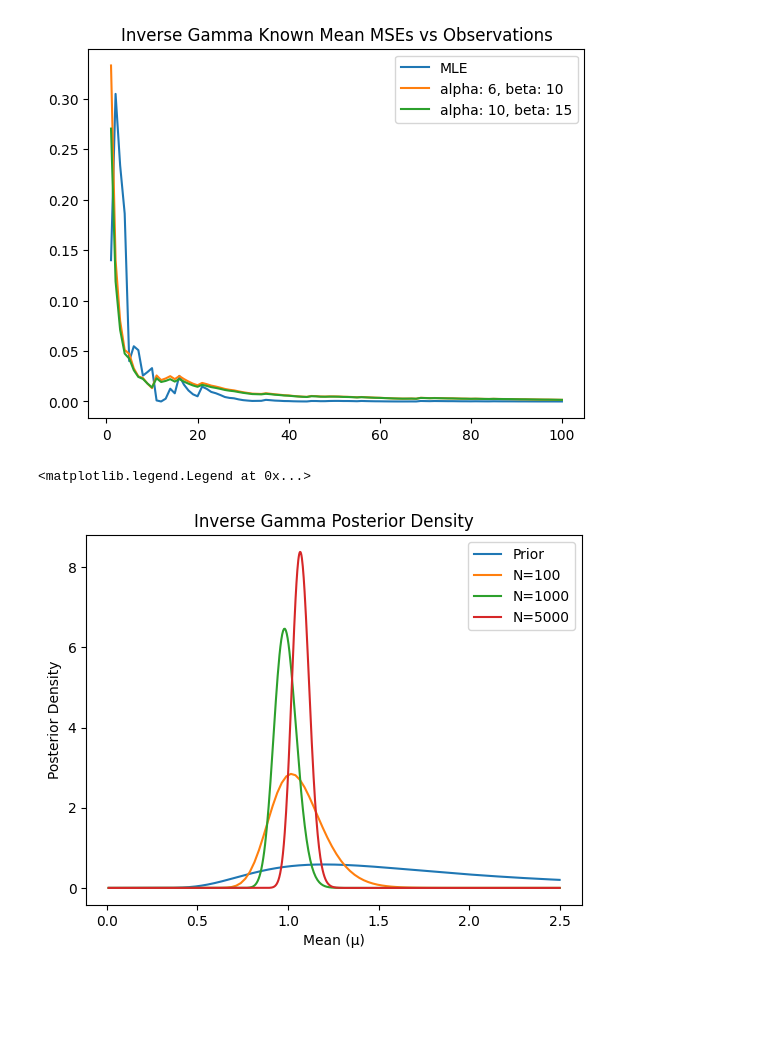
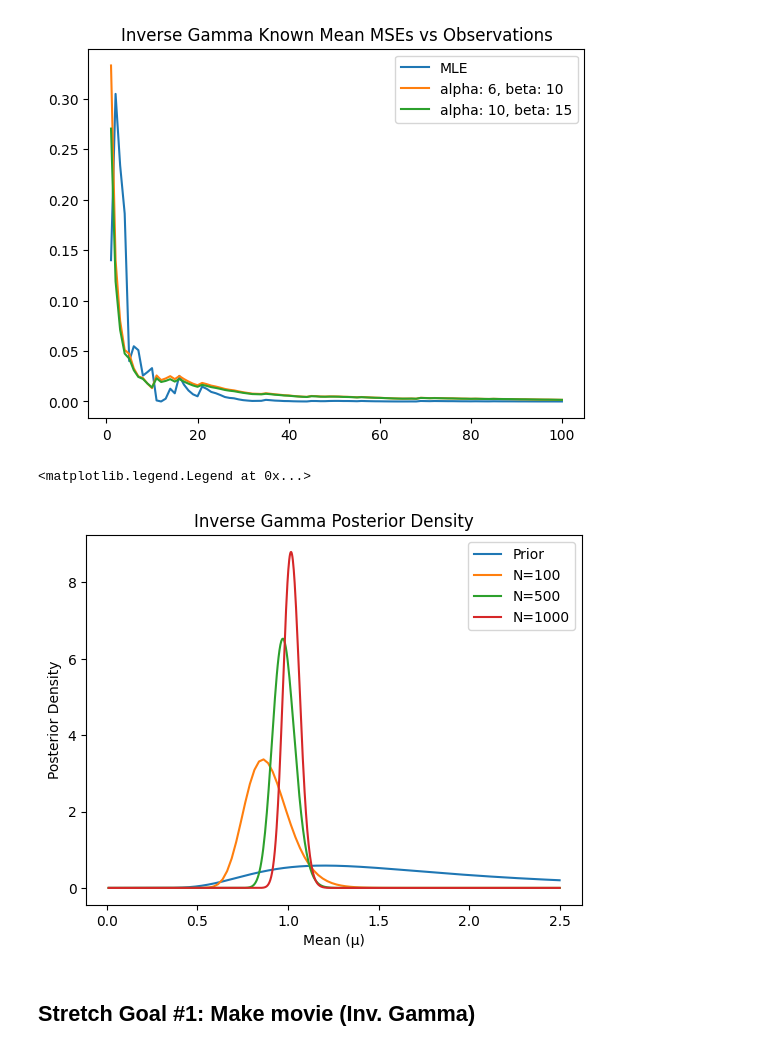
Before and after one commit to lizocf/bayesian-ece-474, a Jupyter notebook: 1-conjugate-priors/conjugate-priors.ipynb, the cells around one changed output. Drawn from its saved outputs; the diff is of its cells as text; code cells hidden in the pictures; blank space fills up the shorter version.

```diff
--- a/1-conjugate-priors/conjugate-priors.ipynb
+++ b/1-conjugate-priors/conjugate-priors.ipynb
@@ -136,7 +136,7 @@ def gauss_known_var_posterior_density(sig, tau0, mu0, N):
 
     y = norm.pdf(x, muN, varN)
 
-    plt.plot(y)
+    plt.plot(x, y)
 
     return data
 # %%
@@ -223,7 +223,9 @@ for g_alpha, g_beta in zip(gauss_alphas, gauss_betas):
 # %% [output]
 [figure]
 # %%
-def gauss_known_mean_posterior_density(mu, a0, b0, N):
+def gauss_known_mean_posterior_density(mu, a0, b0, N, ax=None):
+    if ax is None:
+        ax = plt.gca()
     data = np.random.normal(mu, 1, N)
     x = np.linspace(0.01, 2.5, N)
     total = 0
@@ -234,26 +236,28 @@ def gauss_known_mean_posterior_density(mu, a0, b0, N):
     bN = b0 + 0.5 * total
 
     y = invgamma.pdf(x, aN, scale=bN)
-    plt.plot(x, y)
+    ax.plot(x, y, label=f'N={N}')
 # %%
 a0 = 4.0
 b0 = 6.0
 mu = a0/b0
 
 plt.figure()
 
 x = np.linspace(0.01, 2.5, 1000)
 y = invgamma.pdf(x, a0, scale=b0)
 plt.plot(x, y)
 
 gauss_known_mean_posterior_density(mu, a0, b0, 100)
 gauss_known_mean_posterior_density(mu, a0, b0, 500)
 gauss_known_mean_posterior_density(mu, a0, b0, 1000)
 
 plt.title('Inverse Gamma Posterior Density')
 plt.xlabel('Mean (µ)')
 plt.ylabel('Posterior Density')
-plt.legend(['Prior', 'N=100', 'N=1000', 'N=5000'])
+plt.legend(['Prior', 'N=100', 'N=500', 'N=1000'])
 # %% [output]
 <matplotlib.legend.Legend at 0x...>
-[figure, old version]
+[figure, new version]
+# %% [markdown]
+## Stretch Goal #1: Make movie (Inv. Gamma)
```
Also changed, not shown: parts of 7 cells of this notebook, 3 other files.
